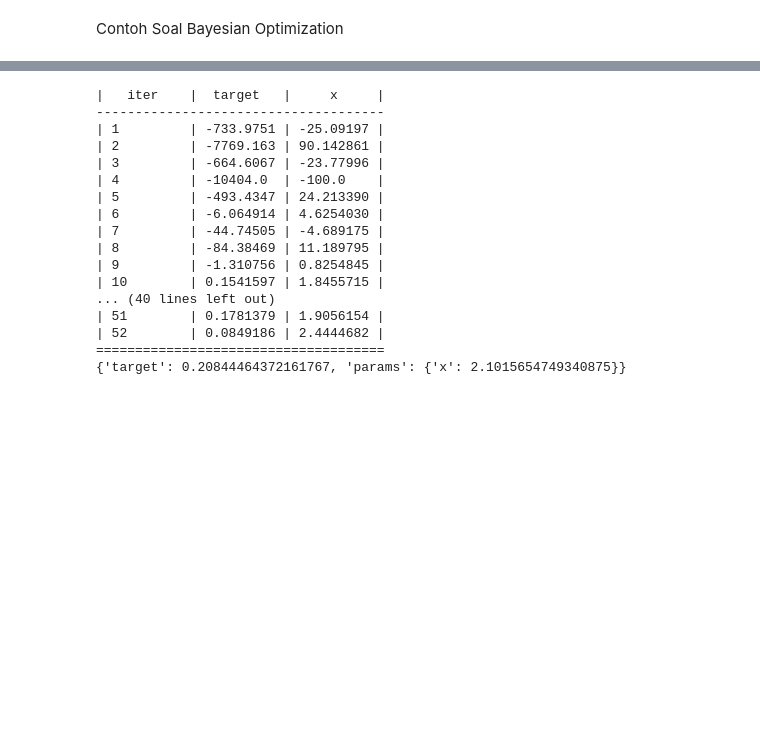
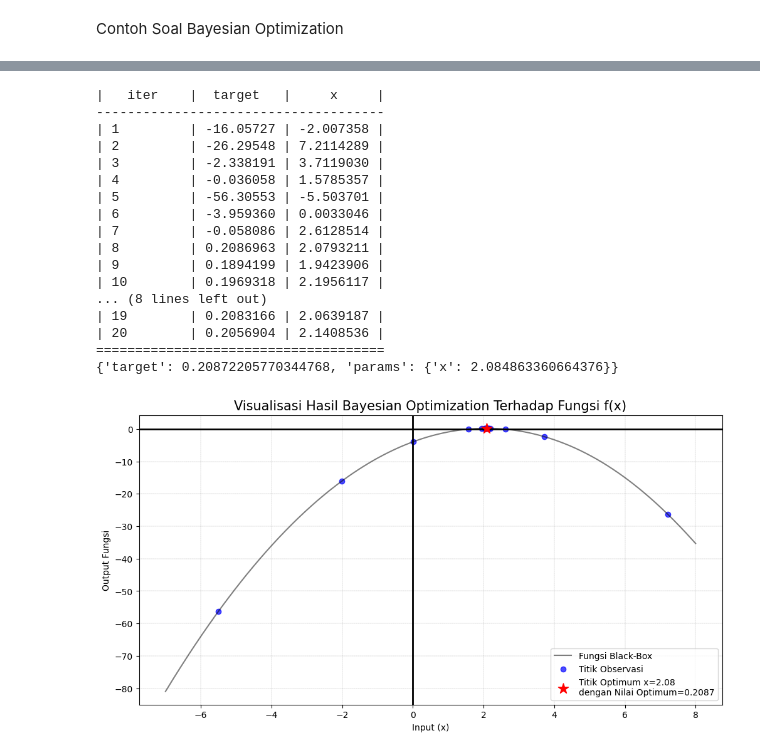
Before and after one commit to MartinoSimatupang/Skripsi-Martino-Simatupang, a Jupyter notebook: Algoritma Bayesian Optimization.ipynb, the cells around one changed output, grey strips where cells are left out. Cells and saved outputs as stored; diff of their text form; code cells hidden in the pictures; blank space fills up the shorter version.

```diff
--- a/Algoritma Bayesian Optimization.ipynb
+++ b/Algoritma Bayesian Optimization.ipynb
@@ -21,34 +14,63 @@ plt.ylabel('Output dari Fungsi Black-Box');
 # %%
 # Menentukan batas parameter
-batas_parameter = {'x': (-100, 100)}
+batas_parameter = {'x': (-8, 8)}
 
-
-acq = acquisition.UpperConfidenceBound(random_state= 42)
-
-# Inisialisasi Optimizer
+# Inisiasi Algoritma Bayesian Otimization
 optimizer = BayesianOptimization(f=fungsi_blackbox,
                                  pbounds=batas_parameter,
-                                 random_state=42,
-                                 acquisition_function=acq)
-# Menjalankan Optimasi
-optimizer.maximize(init_points=2,
-                   n_iter= 50)
+                                 random_state=42)
+optimizer.maximize(init_points=5,
+                   n_iter=15)
+
 print(optimizer.max)
 # %% [output]
 |   iter    |  target   |     x     |
 -------------------------------------
-| 1         | -733.9751 | -25.09197 |
-| 2         | -7769.163 | 90.142861 |
-| 3         | -664.6067 | -23.77996 |
-| 4         | -10404.0  | -100.0    |
-| 5         | -493.4347 | 24.213390 |
-| 6         | -6.064914 | 4.6254030 |
-| 7         | -44.74505 | -4.689175 |
-| 8         | -84.38469 | 11.189795 |
-| 9         | -1.310756 | 0.8254845 |
-| 10        | 0.1541597 | 1.8455715 |
-... (40 lines left out)
-| 51        | 0.1781379 | 1.9056154 |
-| 52        | 0.0849186 | 2.4444682 |
+| 1         | -16.05727 | -2.007358 |
+| 2         | -26.29548 | 7.2114289 |
+| 3         | -2.338191 | 3.7119030 |
+| 4         | -0.036058 | 1.5785357 |
+| 5         | -56.30553 | -5.503701 |
+| 6         | -3.959360 | 0.0033046 |
+| 7         | -0.058086 | 2.6128514 |
+| 8         | 0.2086963 | 2.0793211 |
+| 9         | 0.1894199 | 1.9423906 |
+| 10        | 0.1969318 | 2.1956117 |
+... (8 lines left out)
+| 19        | 0.2083166 | 2.0639187 |
+| 20        | 0.2056904 | 2.1408536 |
 =====================================
-{'target': 0.20844464372161767, 'params': {'x': 2.1015654749340875}}
+{'target': 0.20872205770344768, 'params': {'x': 2.084863360664376}}
+# %%
+# Mengambil titik optimum hasil algoritma Bayesian Optimization
+best_x = optimizer.max['params']['x']
+best_y = optimizer.max['target']
+
+# Mengambil semua titik yang diobservasi
+x_obs = [res['params']['x'] for res in optimizer.res]
+y_obs = [res['target'] for res in optimizer.res]
+
+# Visualisasi titik-titik observasi, titik optimum, dan fungsi asli
+plt.figure(figsize=(12, 6))
+
+# Visualisasi fungsi asli
+x_plot = np.linspace(-7, 8, 500)
+y_plot = fungsi_blackbox(x_plot)
+plt.plot(x_plot, y_plot, color='black', alpha=0.5, label='Fungsi Black-Box')
+
+# Visualisasi sumbu dan grid
+plt.axhline(0, color='black', linewidth=2) # sumbu y
+plt.axvline(0, color='black', linewidth=2) # sumbu x
+plt.grid(color='black', linestyle='--', linewidth=0.2, alpha=0.3) # grid
+
+plt.scatter(x_obs, y_obs, color='blue', alpha=0.7, label='Titik Observasi') # Plot semua titik observasi
+plt.scatter(best_x, best_y, color='red', marker='*', s=150, label=f'Titik Optimum x={best_x:.2f}\ndengan Nilai Optimum={best_y:.4f}', zorder=5) # Plot titik optimum
+
+plt.title(f'Visualisasi Hasil Bayesian Optimization Terhadap Fungsi f(x)', fontsize=15)
+plt.xlabel('Input (x)')
+plt.ylabel('Output Fungsi')
+plt.legend()
+plt.grid(True, linestyle='--', alpha=0.5)
+plt.show()
+# %% [output]
+[figure, added]
```
Also changed, not shown: parts of 1 cell of this notebook, 1 other file.
